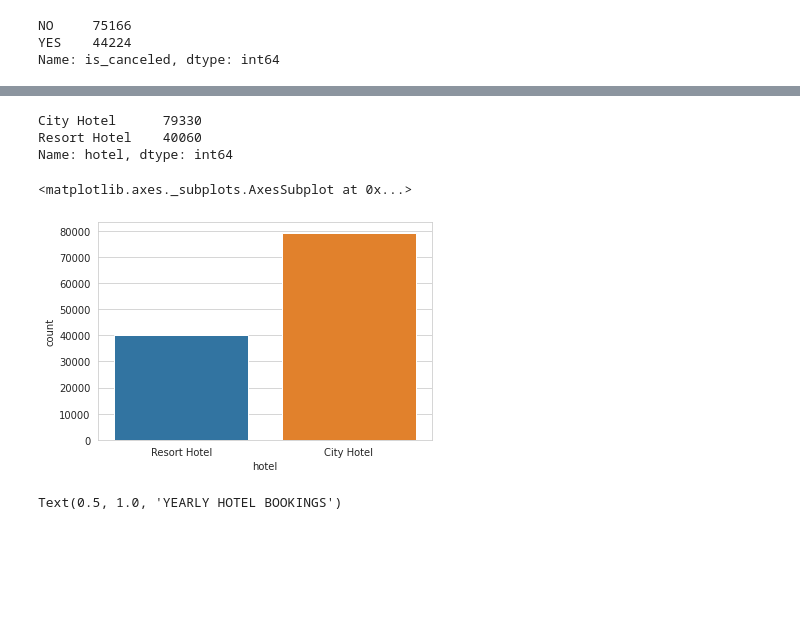
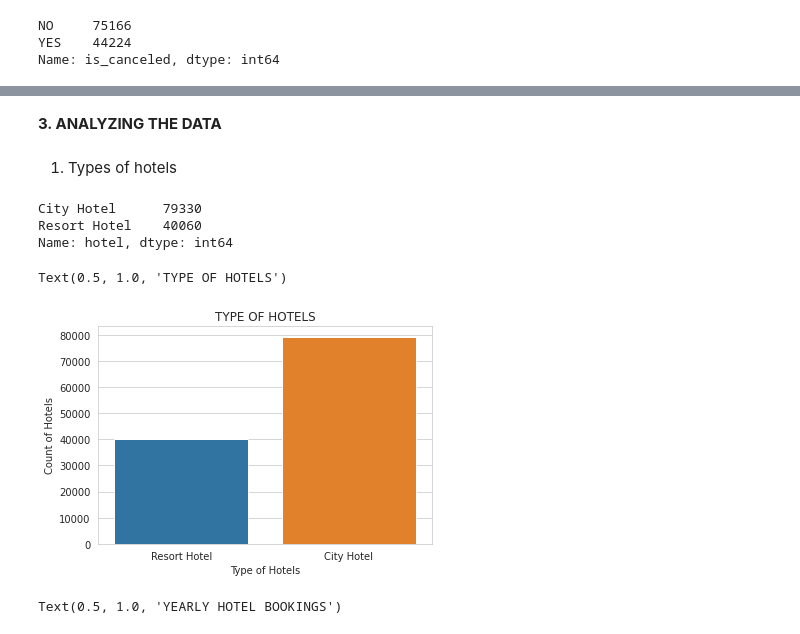
Before and after one commit to amolprabhu/Hotel_Booking_Analysis, a Jupyter notebook: Amol_Prabhu_Hotel_Booking_Analysis_Capstone_Project.ipynb, the cells around one changed output, grey strips where cells are left out. Cells and saved outputs as stored; diff of their text form; code cells hidden in the pictures; blank space fills up the shorter version.

```diff
--- a/Amol_Prabhu_Hotel_Booking_Analysis_Capstone_Project.ipynb
+++ b/Amol_Prabhu_Hotel_Booking_Analysis_Capstone_Project.ipynb
@@ -53,0 +82,6 @@ data.head()
+# %%
+#Dropping company column due to many NA values
+data.drop('company', axis = 1, inplace= True)
+# %%
+#Dropping other columns which will not be part of the analysis
+data.drop(['arrival_date_week_number','arrival_date_day_of_month','agent'],axis=1,inplace=True)
@@ -122 +199,5 @@ dtype: int64
+# %% [markdown]
+**3. ANALYZING THE DATA**
+# %% [markdown]
+1. Types of hotels
 # %%
@@ -127,10 +208,13 @@ City Hotel      79330
 Resort Hotel    40060
 Name: hotel, dtype: int64
 # %%
-# types of hotels and their counts
+#Types of hotels and their counts
 sns.set_style('whitegrid')
 sns.countplot(data = data, x = 'hotel')
+plt.xlabel('Type of Hotels')
+plt.ylabel('Count of Hotels')
+plt.title('TYPE OF HOTELS')
 # %% [output]
-<matplotlib.axes._subplots.AxesSubplot at 0x...>
+Text(0.5, 1.0, 'TYPE OF HOTELS')
-[figure, old version]
+[figure, new version]
 # %%
```
Also changed, not shown: parts of 84 cells of this notebook.
